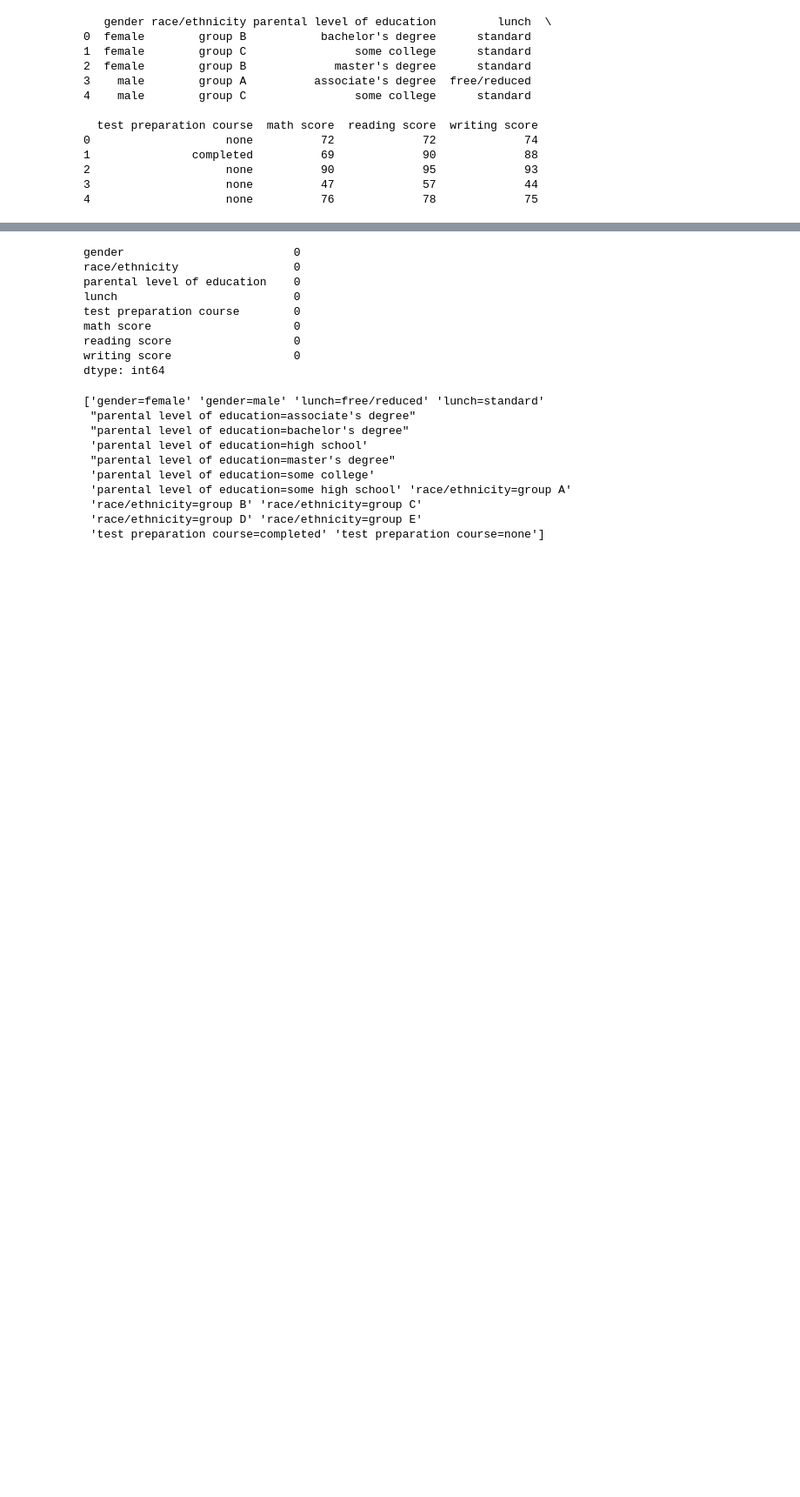
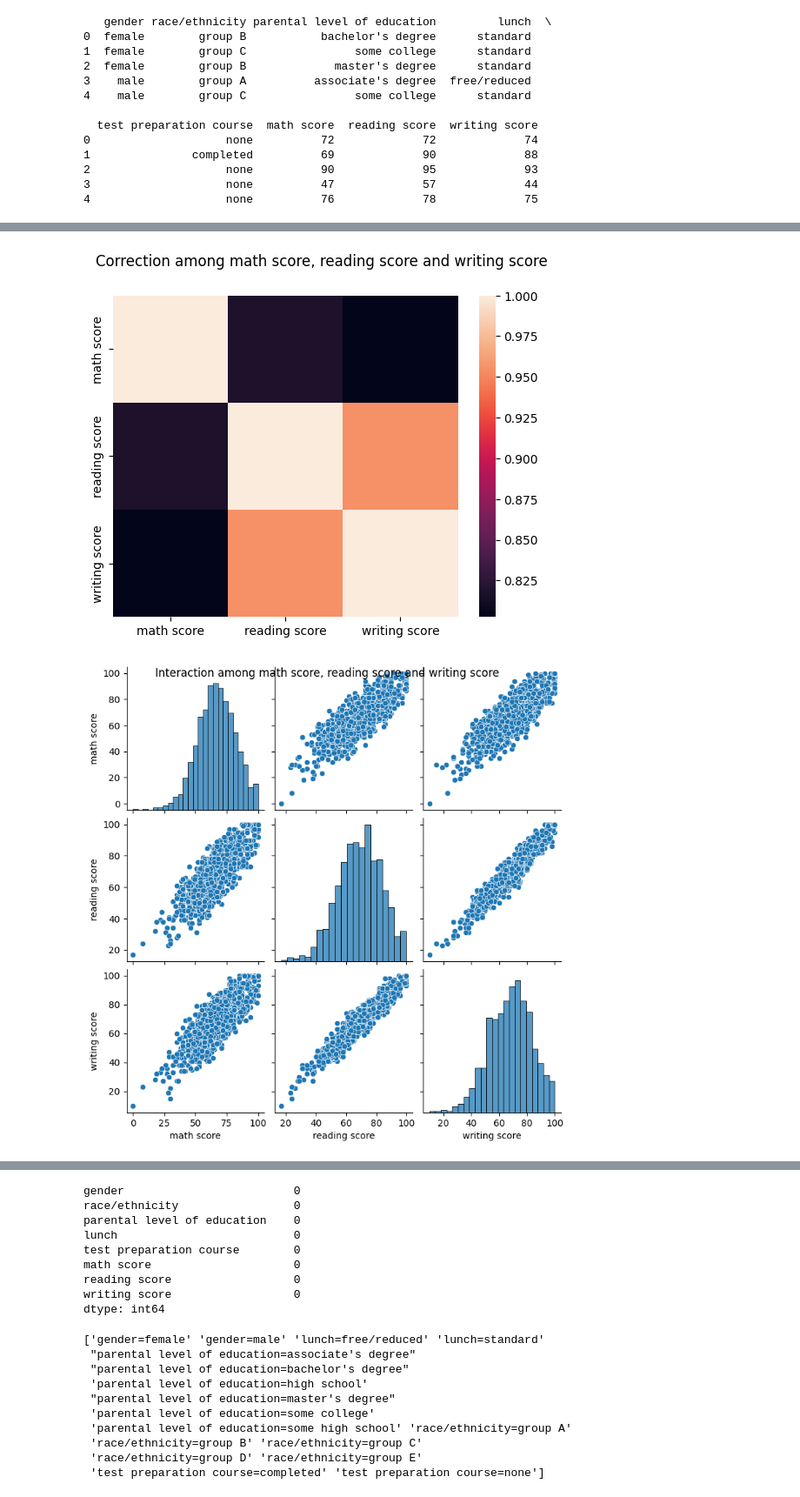
Before and after one commit to nebellleben/machine-learning-zoomcamp, a Jupyter notebook: midterm-project/notebook.ipynb, the cells around one changed output, grey strips where cells are left out. Shown: that part at 87% size. Saved outputs shown, nothing was run; the diff lists cells and outputs as text; code cells hidden in the pictures; blank space fills up the shorter version.

```diff
--- a/midterm-project/notebook.ipynb
+++ b/midterm-project/notebook.ipynb
@@ -47,0 +178,11 @@ print(df.head())
+# %%
+sns.heatmap(df[['math score','reading score','writing score']].corr())
+plt.suptitle('Correction among math score, reading score and writing score')
+plt.show()
+
+sns.pairplot(df[['math score','reading score','writing score']])
+plt.suptitle('Interaction among math score, reading score and writing score')
+plt.show()
+# %% [output]
+[figure, added]
+[figure, added]
```
Also changed, not shown: parts of 15 cells of this notebook.
